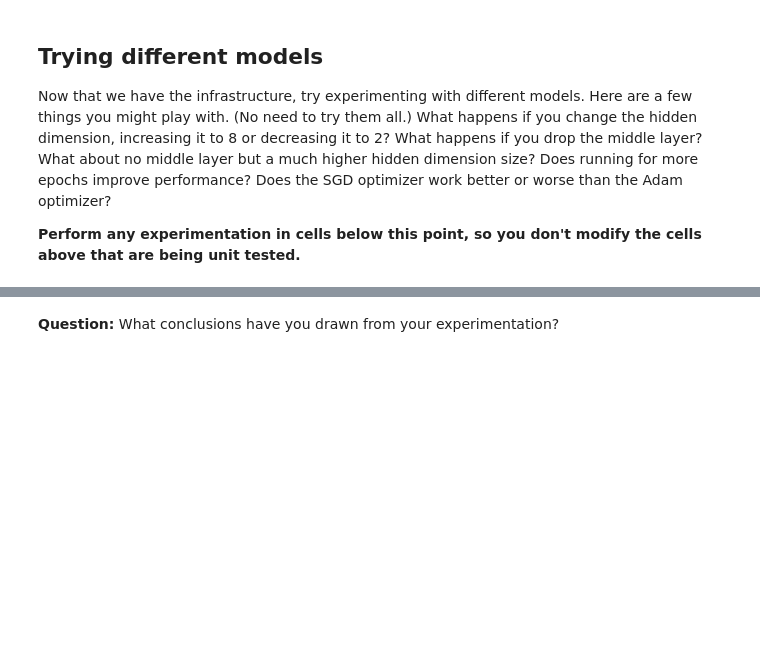
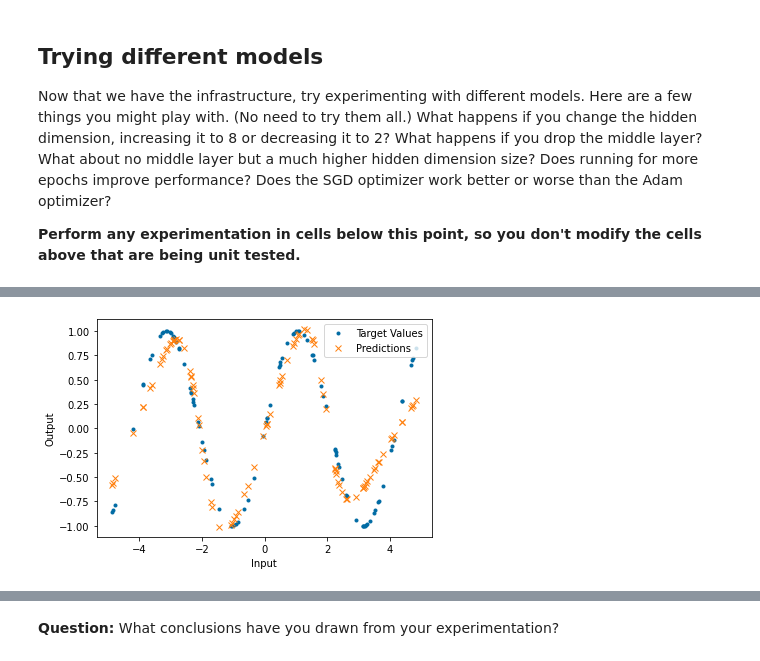
Before and after one commit to yvetteyichiwu/lab1-5, a Jupyter notebook: lab1-5.ipynb, the cells around one changed output, grey strips where cells are left out. Saved outputs shown, nothing was run; the diff lists cells and outputs as text; code cells hidden in the pictures; blank space fills up the shorter version.

```diff
--- a/lab1-5.ipynb
+++ b/lab1-5.ipynb
@@ -571,0 +648,9 @@ Now that we have the infrastructure, try experimenting with different models. He
+# %%
+# learning rate 0.002
+model.reset_state()
+optim_lr_2 = torch.optim.Adam(model.parameters(), lr = 0.002)
+train_model(model, criterion, optim_lr_2, train_data)
+loss, predictions = eval_model(model, criterion, test_data)
+visualize_predictions(test_data, predictions)
+# %% [output]
+[figure, added]
```
Also changed, not shown: parts of 36 cells of this notebook.
